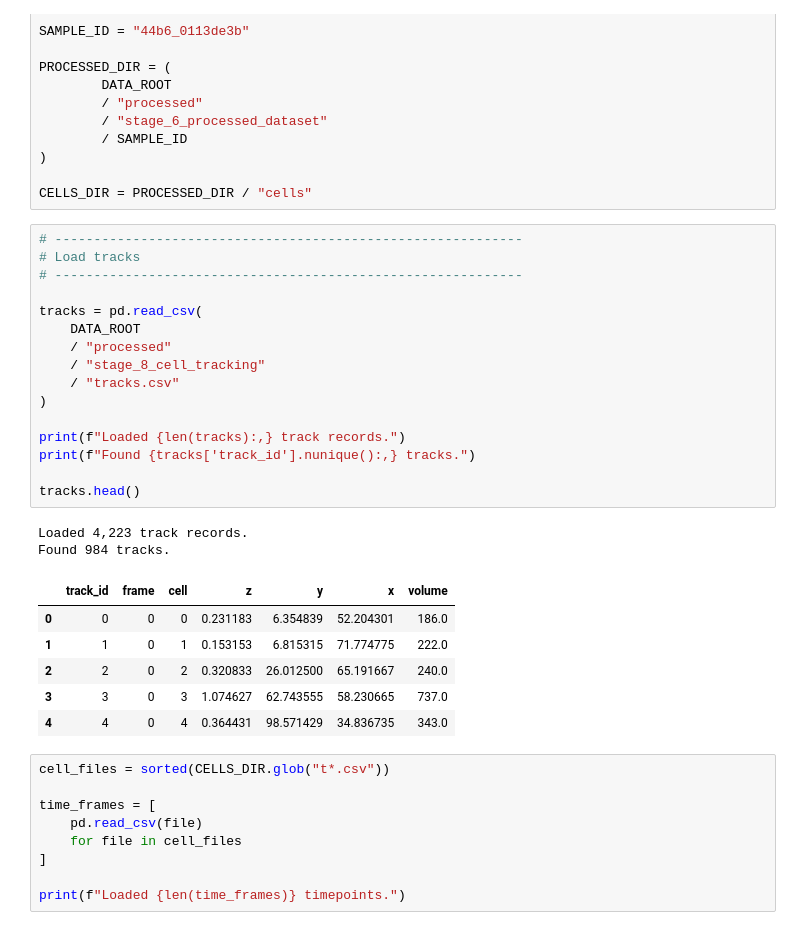
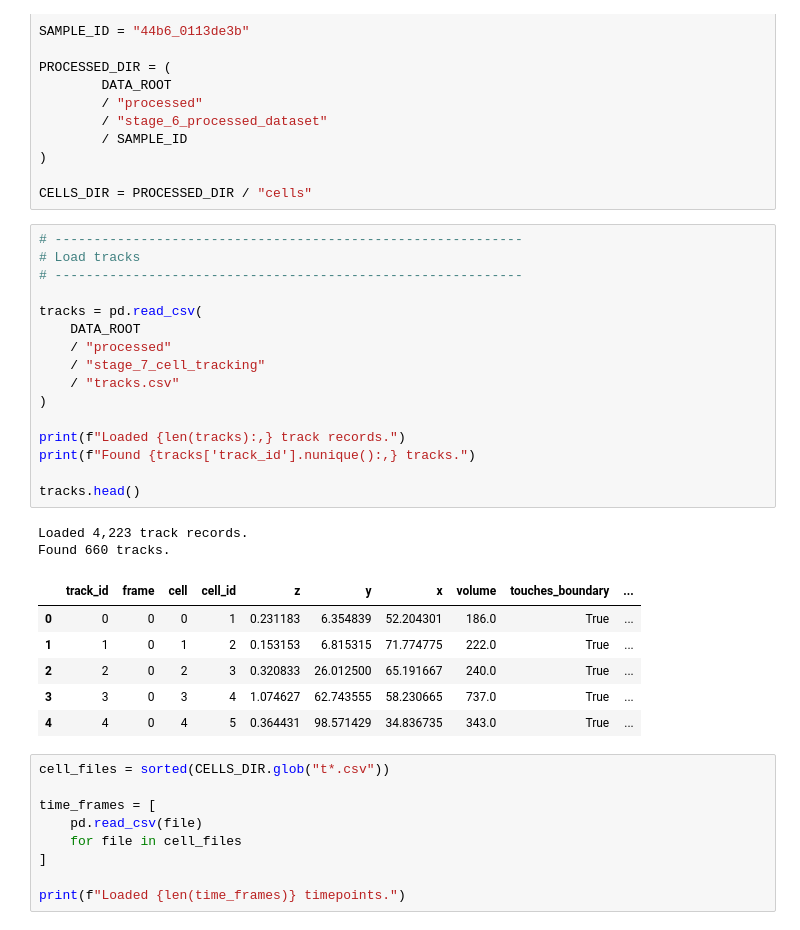
Before and after one commit to RJKRanathunga/stirnet-3d-cell-tracking, a Jupyter notebook: notebooks/08_track_stitching.ipynb, the cells around one changed output. Drawn from its saved outputs; the diff is of its cells as text.

```diff
--- a/notebooks/08_track_stitching.ipynb
+++ b/notebooks/08_track_stitching.ipynb
@@ -25,28 +25,28 @@ CELLS_DIR = PROCESSED_DIR / "cells"
 # %%
 # ------------------------------------------------------------
 # Load tracks
 # ------------------------------------------------------------
 
 tracks = pd.read_csv(
     DATA_ROOT
     / "processed"
-    / "stage_8_cell_tracking"
+    / "stage_7_cell_tracking"
     / "tracks.csv"
 )
 
 print(f"Loaded {len(tracks):,} track records.")
 print(f"Found {tracks['track_id'].nunique():,} tracks.")
 
 tracks.head()
 # %% [output]
 Loaded 4,223 track records.
-Found 984 tracks.
+Found 660 tracks.
-|  | track_id | frame | cell | z | y | x | volume |
-| 0 | 0 | 0 | 0 | 0.231183 | 6.354839 | 52.204301 | 186.0 |
-| 1 | 1 | 0 | 1 | 0.153153 | 6.815315 | 71.774775 | 222.0 |
-| 2 | 2 | 0 | 2 | 0.320833 | 26.012500 | 65.191667 | 240.0 |
-| 3 | 3 | 0 | 3 | 1.074627 | 62.743555 | 58.230665 | 737.0 |
-| 4 | 4 | 0 | 4 | 0.364431 | 98.571429 | 34.836735 | 343.0 |
+|  | track_id | frame | cell | cell_id | z | y | x | volume | touches_boundary | ... |
+| 0 | 0 | 0 | 0 | 1 | 0.231183 | 6.354839 | 52.204301 | 186.0 | True | ... |
+| 1 | 1 | 0 | 1 | 2 | 0.153153 | 6.815315 | 71.774775 | 222.0 | True | ... |
+| 2 | 2 | 0 | 2 | 3 | 0.320833 | 26.012500 | 65.191667 | 240.0 | True | ... |
+| 3 | 3 | 0 | 3 | 4 | 1.074627 | 62.743555 | 58.230665 | 737.0 | True | ... |
+| 4 | 4 | 0 | 4 | 5 | 0.364431 | 98.571429 | 34.836735 | 343.0 | True | ... |
 # %%
 cell_files = sorted(CELLS_DIR.glob("t*.csv"))
 
```
Also changed, not shown: parts of 6 cells of this notebook, 2 other files.
